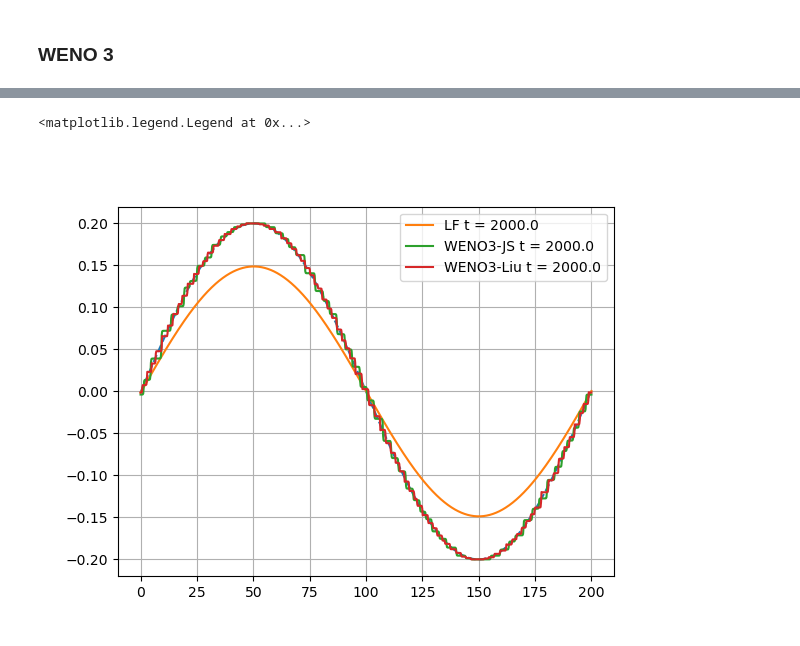
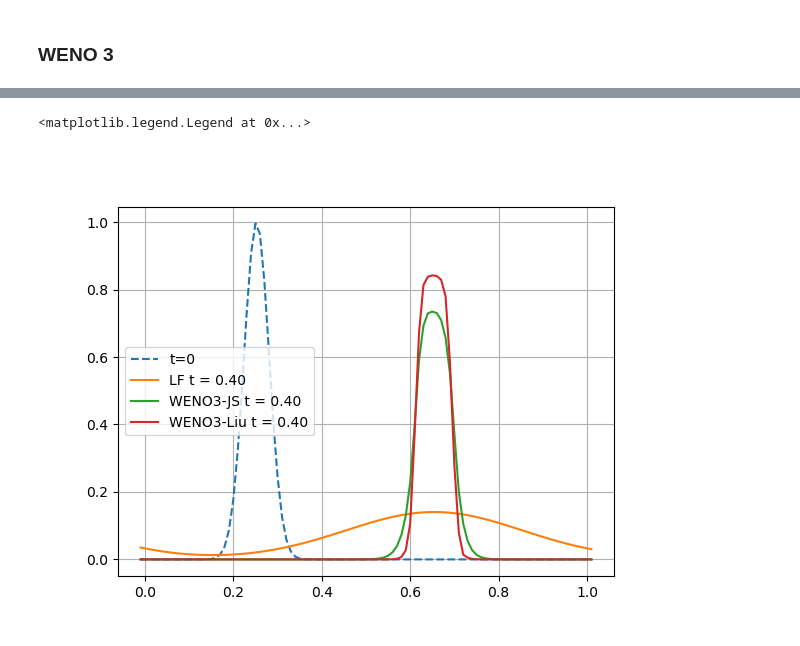
Before and after one commit to nicolasaunai/schemes, a Jupyter notebook: schemes.ipynb, the cells around one changed output, grey strips where cells are left out. Cells and saved outputs as stored; diff of their text form; code cells hidden in the pictures.

```diff
--- a/schemes.ipynb
+++ b/schemes.ipynb
@@ -276,13 +316,14 @@ grid, u0, udiag, times = run(0.1, 2000, 0.2, 200, "sine",  "advection")
-# %%
-
-fig,ax = plt.subplots()
-ax.plot(grid.xp,u0,ls="--")
-for itdiag in [-1]:
-    for method, u in udiag.items():
-        ax.plot(grid.xp, u[:,itdiag], label="{} t = {:4.1f}".format(method,times[itdiag]))
-ax.grid()
-ax.legend()
-# %% [output]
-<matplotlib.legend.Legend at 0x...>
-[figure, removed]
+# %%
+grid, u0, udiag, times = run(0.001, 0.4, 0.01, 1, "gaussian",  "advection",100)
+# %%
+fig,ax = plt.subplots()
+ax.plot(grid.xp,u0,ls="--", label="t=0")
+for itdiag in [-1]:
+    for method, u in udiag.items():
+        ax.plot(grid.xp, u[:,itdiag], label="{} t = {:4.2f}".format(method,times[itdiag]))
+ax.grid()
+ax.legend()
+# %% [output]
+<matplotlib.legend.Legend at 0x...>
+[figure, added]
 # %%
```
Also changed, not shown: parts of 15 cells of this notebook.
